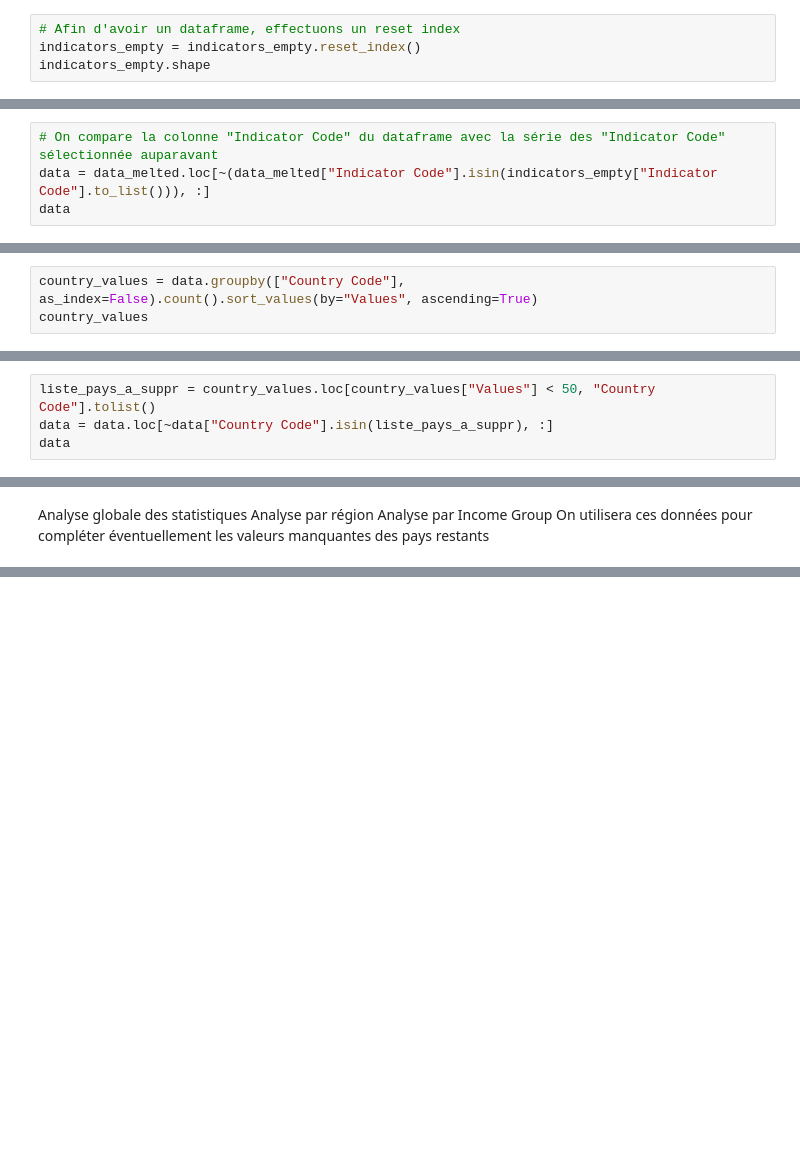
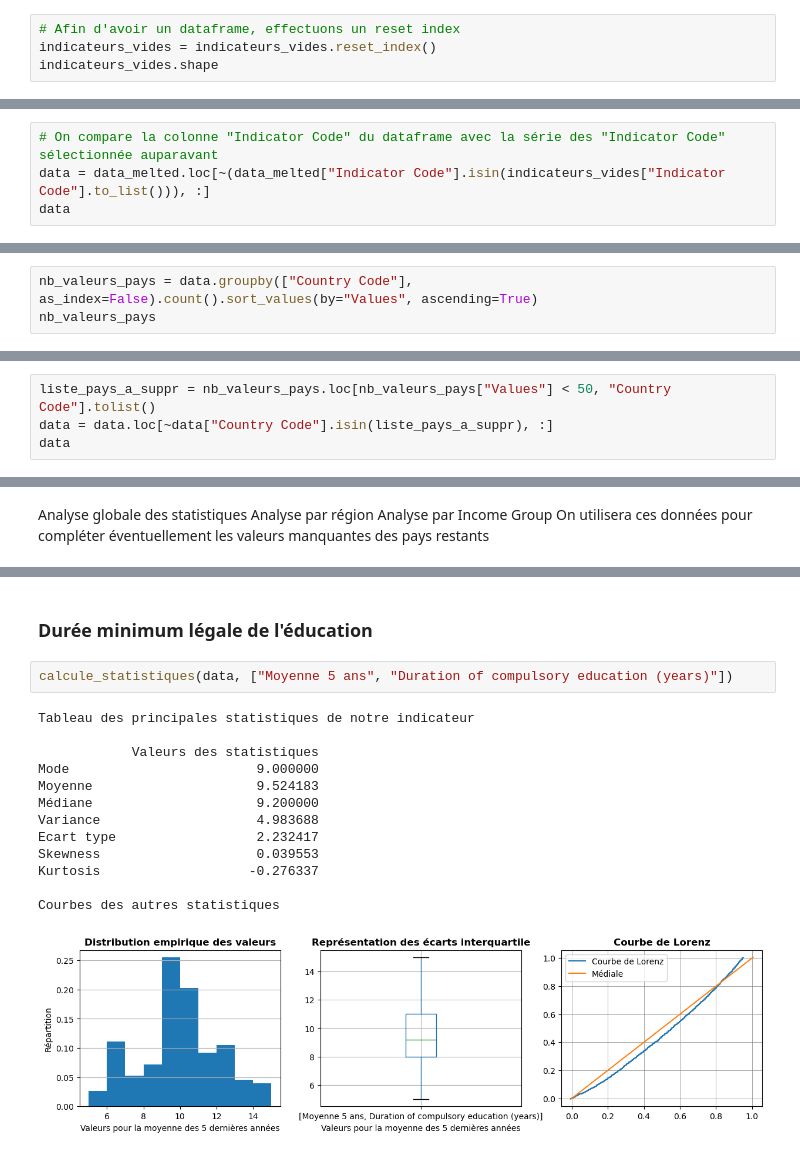
Before and after one commit to lalende/OpenClassRooms-Certification-Data-Scientist, a Jupyter notebook: Projet 2 - Analysez des données de systèmes éducatifs/Projet 2.ipynb, the cells around one changed output, grey strips where cells are left out. Saved outputs shown, nothing was run; the diff lists cells and outputs as text; blank space fills up the shorter version.

Commit message:
Création d'une fonction pour afficher les principales statistiques univariées des différents indicateurs

```diff
--- a/Projet 2 - Analysez des données de systèmes éducatifs/Projet 2.ipynb
+++ b/Projet 2 - Analysez des données de systèmes éducatifs/Projet 2.ipynb
@@ -665,7 +665,7 @@ indicators_empty = indicators_count.loc[indicators_count["Values"] < 1258, "Indi
 # %%
 # Afin d'avoir un dataframe, effectuons un reset index
-indicators_empty = indicators_empty.reset_index()
-indicators_empty.shape
+indicateurs_vides = indicateurs_vides.reset_index()
+indicateurs_vides.shape
 # %% [output]
 (2950, 2)
 # %% [markdown]
@@ -680,7 +680,7 @@ Nous conservons ainsi 715 indicateurs : 3655 indicateurs de départ moins 2950
 Simplifions notre dataframe
 # %%
 # On compare la colonne "Indicator Code" du dataframe avec la série des "Indicator Code" sélectionnée auparavant
-data = data_melted.loc[~(data_melted["Indicator Code"].isin(indicators_empty["Indicator Code"].to_list())), :]
+data = data_melted.loc[~(data_melted["Indicator Code"].isin(indicateurs_vides["Indicator Code"].to_list())), :]
 data
 # %% [output]
 |  | Indicator Code | Indicator Name | Country Code | Country Name | Year | Values |
@@ -1163,8 +1168,8 @@ data
 # %% [markdown]
 Nous cherchons ensuite à savoir si des pays ne présentent aucune données
 # %%
-country_values = data.groupby(["Country Code"], as_index=False).count().sort_values(by="Values", ascending=True)
-country_values
+nb_valeurs_pays = data.groupby(["Country Code"], as_index=False).count().sort_values(by="Values", ascending=True)
+nb_valeurs_pays
 # %% [output]
 |  | Country Code | Indicator Code | Indicator Name | Country Name | Year | Values | Region | Income Group |
 | 87 | IMN | 286 | 286 | 286 | 286 | 0 | 286 | 286 |
@@ -1193,7 +1198,7 @@ country_values.boxplot(column="Values", vert=False)
 # %% [markdown]
 Supprimons les outliers, ici les pays qui ont un nombre de valeurs inférieurs à 50
 # %%
-liste_pays_a_suppr = country_values.loc[country_values["Values"] < 50, "Country Code"].tolist()
+liste_pays_a_suppr = nb_valeurs_pays.loc[nb_valeurs_pays["Values"] < 50, "Country Code"].tolist()
 data = data.loc[~data["Country Code"].isin(liste_pays_a_suppr), :]
 data
 # %% [output]
@@ -1505,0 +1593,18 @@ On utilisera ces données pour compléter éventuellement les valeurs manquantes
+# %% [markdown]
+### Durée minimum légale de l'éducation
+# %%
+calcule_statistiques(data, ["Moyenne 5 ans", "Duration of compulsory education (years)"])
+# %% [output]
+Tableau des principales statistiques de notre indicateur
+
+            Valeurs des statistiques
+Mode                        9.000000
+Moyenne                     9.524183
+Médiane                     9.200000
+Variance                    4.983688
+Ecart type                  2.232417
+Skewness                    0.039553
+Kurtosis                   -0.276337
+
+Courbes des autres statistiques
+[figure, added]
```
Also changed, not shown: parts of 29 cells of this notebook.
